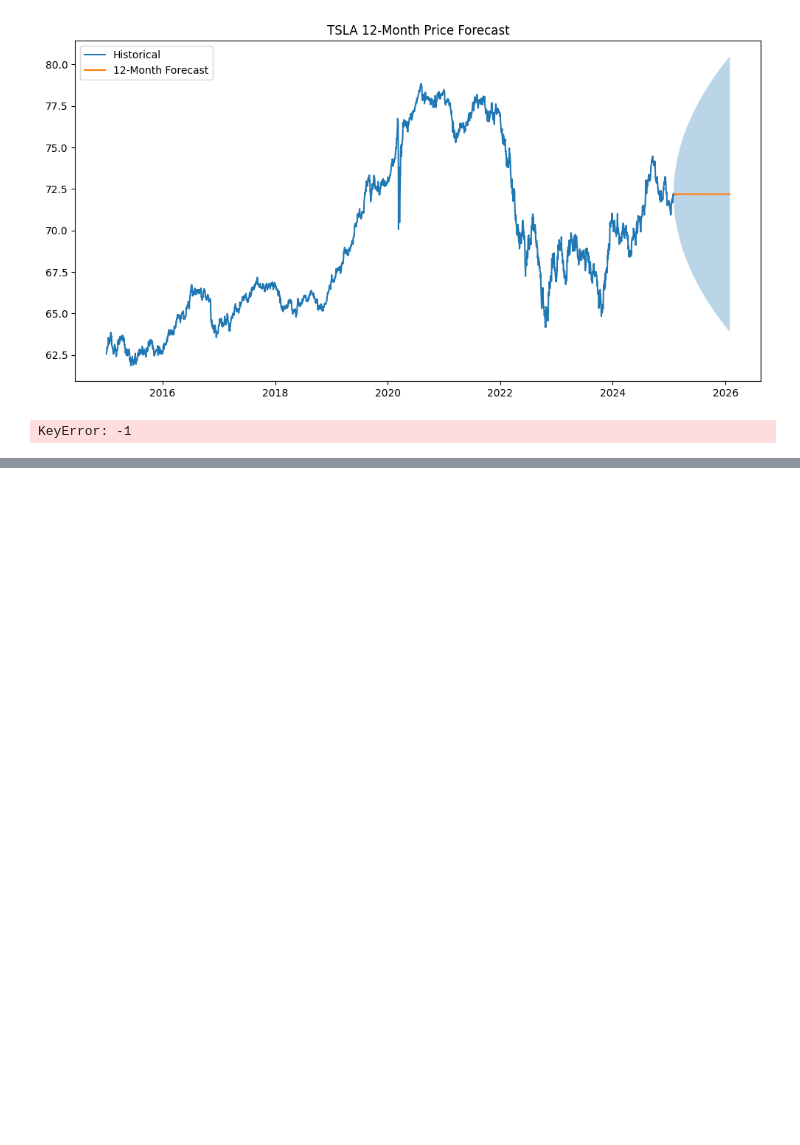
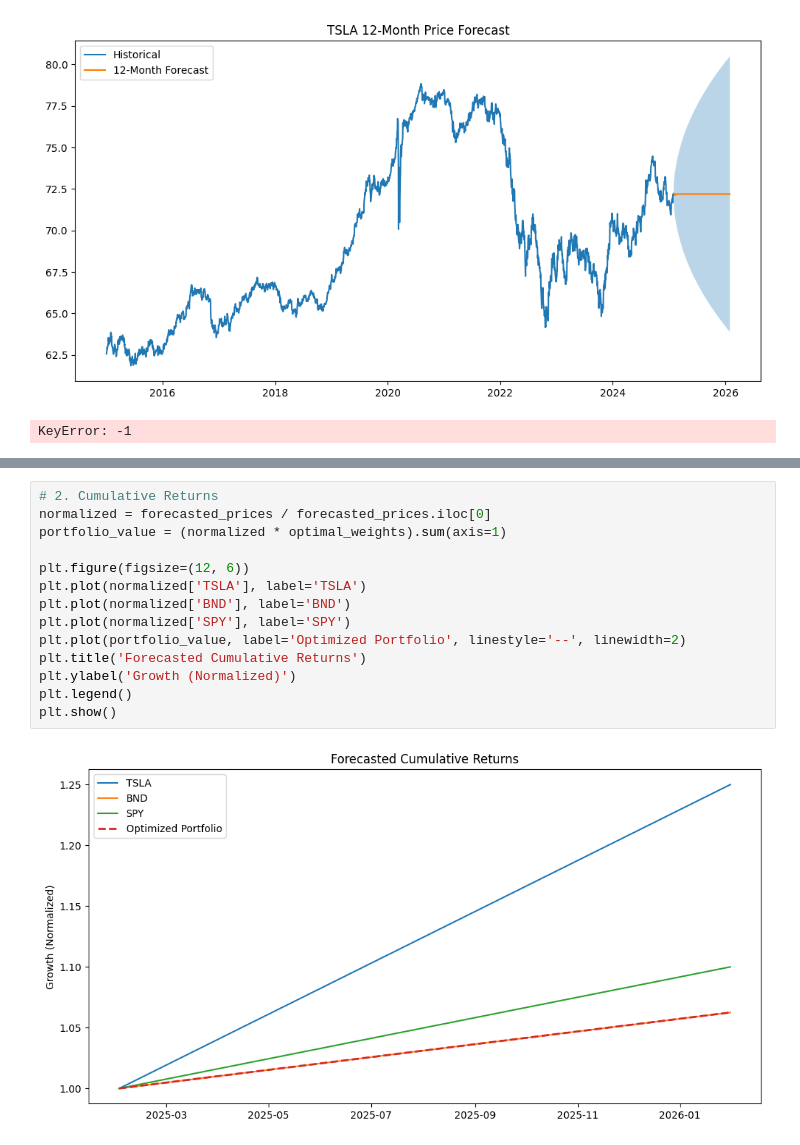
Before and after one commit to malzbanker/AIM_WEEK_11, a Jupyter notebook: notebooks/edde.ipynb, the cells around one changed output, grey strips where cells are left out. Saved outputs shown, nothing was run; the diff lists cells and outputs as text; blank space fills up the shorter version.

```diff
--- a/notebooks/edde.ipynb
+++ b/notebooks/edde.ipynb
@@ -294,0 +486,16 @@ KeyError: -1
+# %%
+# 2. Cumulative Returns
+normalized = forecasted_prices / forecasted_prices.iloc[0]
+portfolio_value = (normalized * optimal_weights).sum(axis=1)
+
+plt.figure(figsize=(12, 6))
+plt.plot(normalized['TSLA'], label='TSLA')
+plt.plot(normalized['BND'], label='BND')
+plt.plot(normalized['SPY'], label='SPY')
+plt.plot(portfolio_value, label='Optimized Portfolio', linestyle='--', linewidth=2)
+plt.title('Forecasted Cumulative Returns')
+plt.ylabel('Growth (Normalized)')
+plt.legend()
+plt.show()
+# %% [output]
+[figure, added]
```
Also changed, not shown: parts of 12 cells of this notebook.
